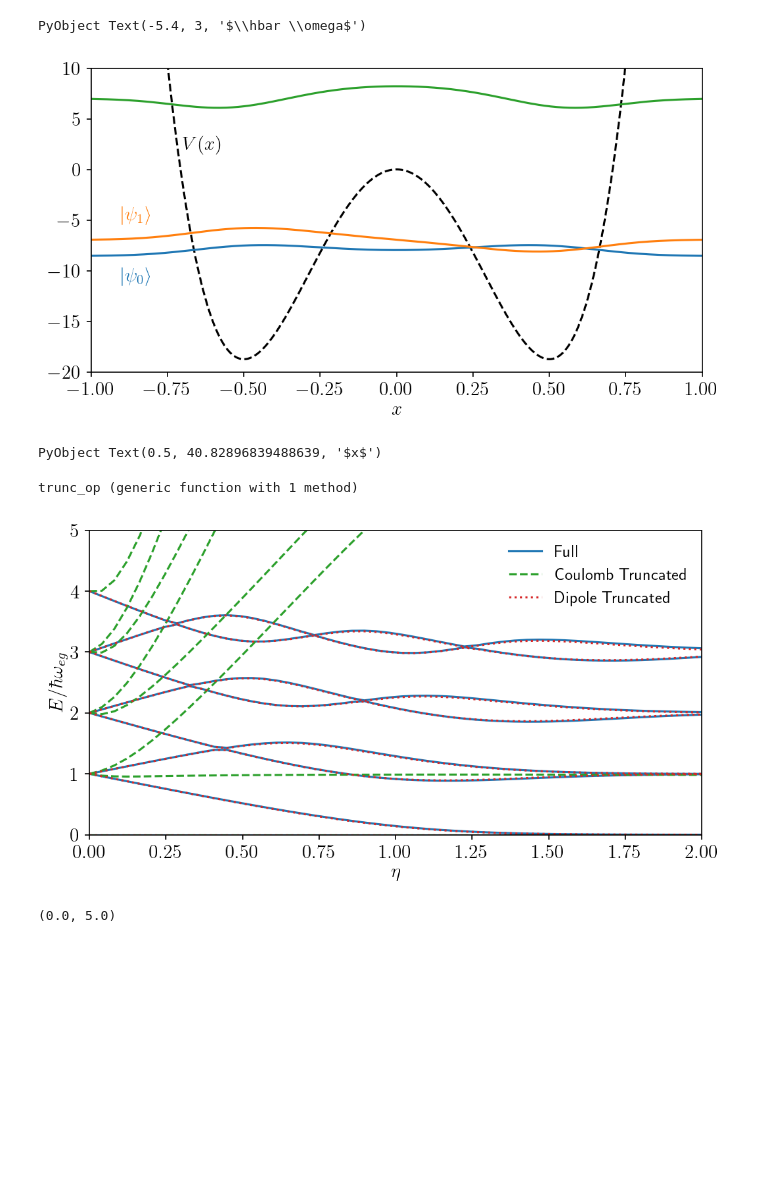
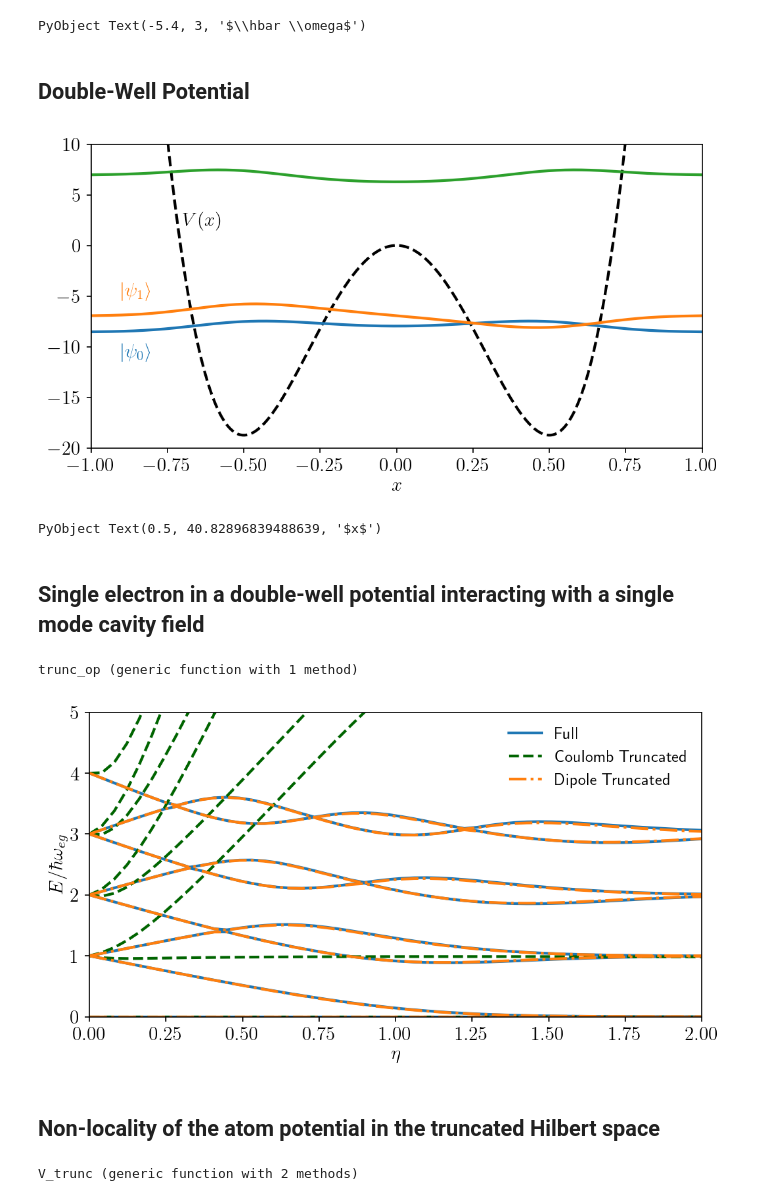
Before and after one commit to albertomercurio/PhD-Thesis-Notebooks, a Jupyter notebook: Chapter1.ipynb, the cells around one changed output. Cells and saved outputs as stored; diff of their text form; code cells hidden in the pictures; blank space fills up the shorter version.

Commit message:
Nonlocal potential

```diff
--- a/Chapter1.ipynb
+++ b/Chapter1.ipynb
@@ -37,10 +39,10 @@ Eₙ = [(n + 1/2) * ω for n in 0:5]
 
 fig, ax = plt.subplots(dpi=150, figsize=(8, 4))
 
-ax.plot(x, k/2 * x.^2, label=raw"$V(x)$", color = "black", ls="--")
-ax.fill_between(x, ψ_coherent, color="grey", alpha=0.5)
-ax.plot(x, ψ_coherent, color="grey", label="Coherent state")
-ψ_plot = [ax.plot(x, ψₙ[i] .+ Eₙ[i], label="n = $i")[1] for i in eachindex(Eₙ)]
+ax.plot(x, k/2 * x.^2, label=raw"$V(x)$", color = "black", ls="--", lw=2)
+ax.fill_between(x, ψ_coherent, color="grey", alpha=0.5, lw=2)
+ax.plot(x, ψ_coherent, color="grey", label="Coherent state", lw=2)
+ψ_plot = [ax.plot(x, ψₙ[i] .+ Eₙ[i], label="n = $i", lw=2)[1] for i in eachindex(Eₙ)]
 ax.set_xlim(x[1], x[end])
 ax.set_ylim(0, 7)
 ax.set_xlabel(raw"$x$")
@@ -52,10 +54,12 @@ ax.text(-3.5, 6.5, raw"$V(x)$")
 ax.text(-3, 0.9, raw"$\ket{\alpha}$", color="grey")
 ax.annotate(raw"", xy=(-5.5,3.5), xytext=(-5.5,2.5), arrowprops=Dict(:arrowstyle => "<->"))
 ax.text(-5.4, 3, raw"$\hbar \omega$", ha="left", va="center")
-# plt.savefig("/mnt/c/Users/alber/OneDrive/Documents/GitHub/Latex-Projects/phd-thesis/figures/quantum_harmonic_oscillator.pdf", dpi=300, bbox_inches="tight")
+# plt.savefig("/home/alberto/OneDrive/Documents/GitHub/Latex-Projects/phd-thesis/figures/quantum_harmonic_oscillator.pdf", dpi=300, bbox_inches="tight")
 # %% [output]
 [figure]
 PyObject Text(-5.4, 3, '$\\hbar \\omega$')
+# %% [markdown]
+## Double-Well Potential
 # %%
 xbound = 1
 Nx = 300
@@ -95,21 +99,23 @@ vecs_DWP[:,2] .*= exp(-1im * angle(vecs_DWP[idx, 2]))
 
 fig, ax = plt.subplots(dpi=150, figsize=(8, 4))
 
-ax.plot(x_l, real.(diag(V)), label=raw"$V(x)$", color = "black", ls="--")
-ax.plot(x_l, real.(ψ0) .+ vals_DWP[1])
-ax.plot(x_l, real.(ψ1) .+ vals_DWP[2])
-ax.plot(x_l, real.(ψ2) .+ vals_DWP[3])
-ax.plot(x_l, real.(ψ3) .+ vals_DWP[4])
+ax.plot(x_l, real.(diag(V)), label=raw"$V(x)$", color = "black", ls="--", lw=2)
+ax.plot(x_l, real.(ψ0) .+ vals_DWP[1], lw=2)
+ax.plot(x_l, real.(ψ1) .+ vals_DWP[2], lw=2)
+ax.plot(x_l, real.(ψ2) .+ vals_DWP[3], lw=2)
+ax.plot(x_l, real.(ψ3) .+ vals_DWP[4], lw=2)
 ax.text(-0.7, 2, raw"$V(x)$")
 ax.text(-0.9, -11, raw"$\ket{\psi_0}$", color="tab:blue")
 ax.text(-0.9, -5, raw"$\ket{\psi_1}$", color="tab:orange")
 ax.set_xlim(x_l[1], x_l[end])
 ax.set_ylim(-20, 10)
 ax.set_xlabel(raw"$x$")
-# plt.savefig("/mnt/c/Users/alber/OneDrive/Documents/GitHub/Latex-Projects/phd-thesis/figures/double_well_potential.pdf", dpi=300, bbox_inches="tight")
+# plt.savefig("/home/alberto/OneDrive/Documents/GitHub/Latex-Projects/phd-thesis/figures/double_well_potential.pdf", dpi=300, bbox_inches="tight")
 # %% [output]
-[figure, old version]
+[figure, new version]
 PyObject Text(0.5, 40.82896839488639, '$x$')
+# %% [markdown]
+## Single electron in a double-well potential interacting with a single mode cavity field
 # %%
 function get_shifted_eigvals(H, nev, sigma)
     vals, vecs = eigs(H, nev=nev, sigma=sigma)
@@ -151,7 +157,7 @@ V′ = α * x′^4 - β * x′^2
 Vmin = minimum(real.(V′))
 
 H_atom = p2′ / (2*m) + V′
-vals_DWP, vecs_DWP = eigs(H_atom, nev=8, sigma=minimum(real.(V)))
+vals_DWP, vecs_DWP = eigs(H_atom, nev=2, sigma=Vmin)
 vals_DWP = real.(vals_DWP)
 ωeg = vals_DWP[2] - vals_DWP[1]
 xeg = abs(dot(vecs_DWP[:, 2], x′, vecs_DWP[:, 1]))
@@ -183,42 +189,51 @@ H_trunc_D(A0) = p2_tr / (2*m) + V_tr + ωc * a_tr' * a_tr + 1im * e*A0*ωc * x_t
 
 
 # Calculate the eigenvalues
 η_list = range(0, 2, 50)
 neigs = 8
 
 vals_full_C = similar(η_list, length(η_list), neigs)
 vals_full_D = similar(vals_full_C)
 vals_trunc_C = similar(vals_full_C)
 vals_trunc_D = similar(vals_full_C)
 prog = Progress(length(η_list), showspeed=true)
 for i in eachindex(η_list)
     A0 = η_list[i] / (-e * xeg)
     vals_full_C[i,:] = get_shifted_eigvals(H_full_C(A0), 8, Vmin)
     vals_full_D[i,:] = get_shifted_eigvals(H_full_D(A0), 8, Vmin)
     vals_trunc_C[i,:] = get_shifted_eigvals(H_trunc_C(A0), 8, Vmin)
     vals_trunc_D[i,:] = get_shifted_eigvals(H_trunc_D(A0), 8, Vmin)
     next!(prog)
 end
 
 # Plot
 fig, ax = plt.subplots(dpi=150, figsize=(8, 4))
 
-# ax.plot(η_list, vals_full_C ./ ωeg, label=raw"Coulomb Full", color="tab:blue")
-# ax.plot(η_list, vals_full_D ./ ωeg, label=raw"Dipole Full", color="tab:orange", ls="--")
-# ax.plot(η_list, vals_trunc_C ./ ωeg, label=raw"Coulomb Truncated", color="tab:green", ls="--")
-# ax.plot(η_list, vals_trunc_D ./ ωeg, label=raw"Dipole Truncated", color="tab:red", ls="-.")
-ax.plot(η_list, vals_full_C[:,1] ./ ωeg, label=raw"Full", color="tab:blue")
-ax.plot(η_list, vals_full_C[:,2:end] ./ ωeg, color="tab:blue")
-ax.plot(η_list, vals_trunc_C[:,1] ./ ωeg, label=raw"Coulomb Truncated", color="tab:green", ls="--")
-ax.plot(η_list, vals_trunc_C[:,2:end] ./ ωeg, color="tab:green", ls="--")
-ax.plot(η_list, vals_trunc_D[:,1] ./ ωeg, label=raw"Dipole Truncated", color="tab:red", ls="-.")
-ax.plot(η_list, vals_trunc_D[:,2:end] ./ ωeg, color="tab:red", ls="-.")
+ax.plot(η_list, vals_full_C[:,1] ./ ωeg, label=raw"Full", color="tab:blue", lw=2)
+ax.plot(η_list, vals_full_C[:,2:end] ./ ωeg, color="tab:blue", lw=2)
+ax.plot(η_list, vals_trunc_C[:,1] ./ ωeg, label=raw"Coulomb Truncated", color="darkgreen", ls="--", lw=2)
+ax.plot(η_list, vals_trunc_C[:,2:end] ./ ωeg, color="darkgreen", ls="--", lw=2)
+ax.plot(η_list, vals_trunc_D[:,1] ./ ωeg, label=raw"Dipole Truncated", color="tab:orange", ls="-.", lw=2)
+ax.plot(η_list, vals_trunc_D[:,2:end] ./ ωeg, color="tab:orange", ls="-.", lw=2)
 ax.legend()
 ax.set_xlabel(raw"$\eta$")
 ax.set_ylabel(raw"$E / \hbar \omega_{eg}$")
 ax.set_xlim(η_list[1], η_list[end])
 ax.set_ylim(0, 5)
 plt.savefig("/home/alberto/OneDrive/Documents/GitHub/Latex-Projects/phd-thesis/figures/gauge_differences_double-well.pdf", dpi=300, bbox_inches="tight")
 # %% [output]
-[figure, old version]
+[figure, new version]
-(0.0, 5.0)
+# %% [markdown]
+## Non-locality of the atom potential in the truncated Hilbert space
+# %%
+function V_trunc(V,N,vecs)
+    # V_new = 0*V
+    # for i in 1:N, j in 1:N
+    #     V_new += vecs[:,i]' * V * vecs[:,j] * vecs[:,i] * vecs[:,j]'
+    # end
+    vecs_N = vecs[:,1:N]
+    V_new = vecs_N * (vecs_N' * V * vecs_N) * vecs_N'
+    return V_new
+end
+# %% [output]
+V_trunc (generic function with 2 methods)
```
Also changed, not shown: parts of 2 cells of this notebook.
